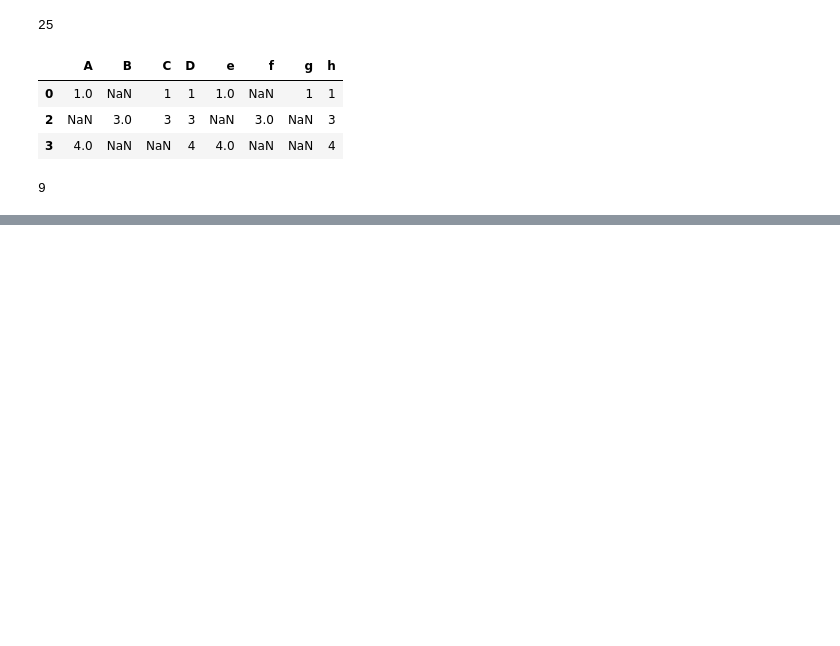
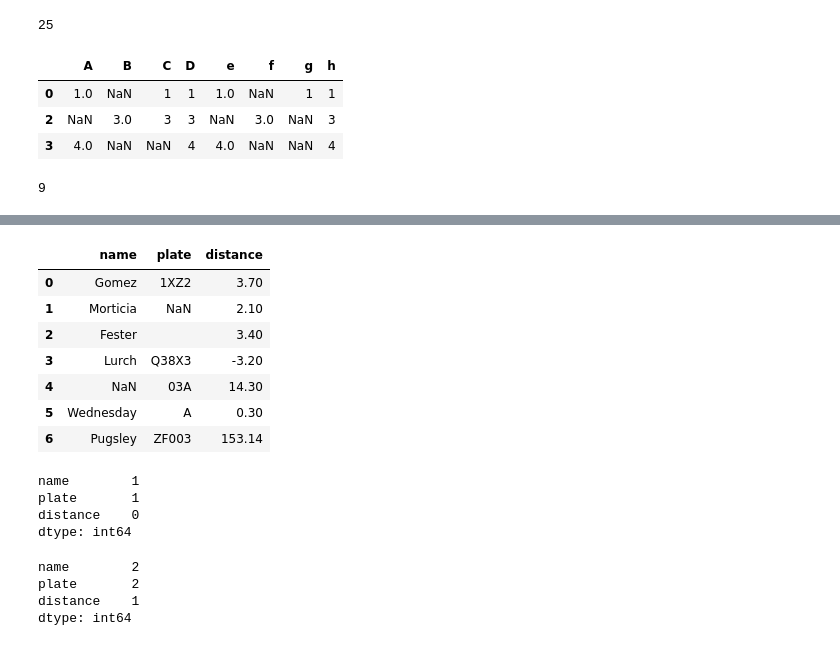
Before and after one commit to Shadmehr-radmanesh/Clean-Code, a Jupyter notebook: C1.ipynb, the cells around one changed output, grey strips where cells are left out. Drawn from its saved outputs; the diff is of its cells as text; code cells hidden in the pictures; blank space fills up the shorter version.

```diff
--- a/C1.ipynb
+++ b/C1.ipynb
@@ -311,0 +318,22 @@ data.isnull().sum().sum()
+# %%
+RidesData = pd.read_csv('rides.csv')
+# %%
+RidesData
+# %% [output]
+|  | name | plate | distance |
+| 0 | Gomez | 1XZ2 | 3.70 |
+| 1 | Morticia | NaN | 2.10 |
+| 2 | Fester |  | 3.40 |
+| 3 | Lurch | Q38X3 | -3.20 |
+| 4 | NaN | 03A | 14.30 |
+| 5 | Wednesday | A | 0.30 |
+| 6 | Pugsley | ZF003 | 153.14 |
+# %%
+#Alright, let's solve it together (=
+#First ,Find NaN data
+RidesData.isnull().sum()
+# %% [output]
+name        1
+plate       1
+distance    0
+dtype: int64
@@ -311,0 +342,7 @@ data.isnull().sum().sum()
+# %%
+RidesData.isnull().sum()
+# %% [output]
+name        2
+plate       2
+distance    1
+dtype: int64
```
Also changed, not shown: parts of 9 cells of this notebook, 2 other files.
